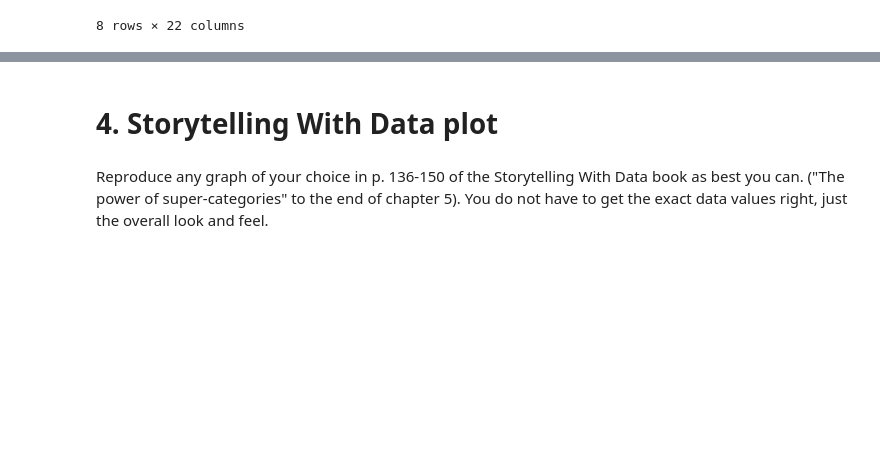
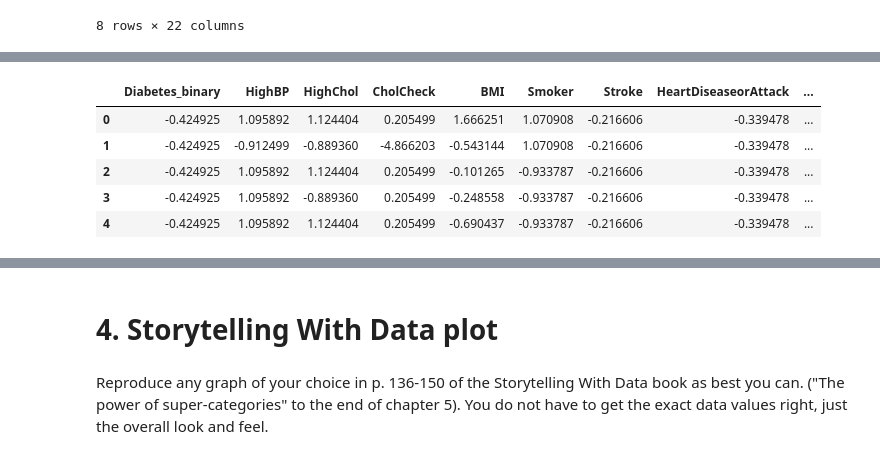
Before and after one commit to beckaa-l/OMDS-ModB2-Week9-Lee-Becka, a Jupyter notebook: Week9.ipynb, the cells around one changed output, grey strips where cells are left out. Cells and saved outputs as stored; diff of their text form; code cells hidden in the pictures; blank space fills up the shorter version.

```diff
--- a/Week9.ipynb
+++ b/Week9.ipynb
@@ -208,0 +330,17 @@ diabetes.describe()
+# %%
+# need to scale the data to run the PCA (otherwise the binary columns will be outshined by the non-binary columns)
+# reference: https://scikit-learn.org/stable/modules/generated/sklearn.preprocessing.StandardScaler.html
+
+from sklearn.preprocessing import StandardScaler
+scaler = StandardScaler()
+diabetes_scaledcoi = scaler.fit_transform(diabetes_coi)
+
+diabetes_dfscaledcoi = pd.DataFrame(diabetes_scaledcoi, columns=diabetes_coi.columns)
+diabetes_dfscaledcoi.head()
+# %% [output]
+|  | Diabetes_binary | HighBP | HighChol | CholCheck | BMI | Smoker | Stroke | HeartDiseaseorAttack | ... |
+| 0 | -0.424925 | 1.095892 | 1.124404 | 0.205499 | 1.666251 | 1.070908 | -0.216606 | -0.339478 | ... |
+| 1 | -0.424925 | -0.912499 | -0.889360 | -4.866203 | -0.543144 | 1.070908 | -0.216606 | -0.339478 | ... |
+| 2 | -0.424925 | 1.095892 | 1.124404 | 0.205499 | -0.101265 | -0.933787 | -0.216606 | -0.339478 | ... |
+| 3 | -0.424925 | 1.095892 | -0.889360 | 0.205499 | -0.248558 | -0.933787 | -0.216606 | -0.339478 | ... |
+| 4 | -0.424925 | 1.095892 | 1.124404 | 0.205499 | -0.690437 | -0.933787 | -0.216606 | -0.339478 | ... |
```
Also changed, not shown: parts of 7 cells of this notebook.
